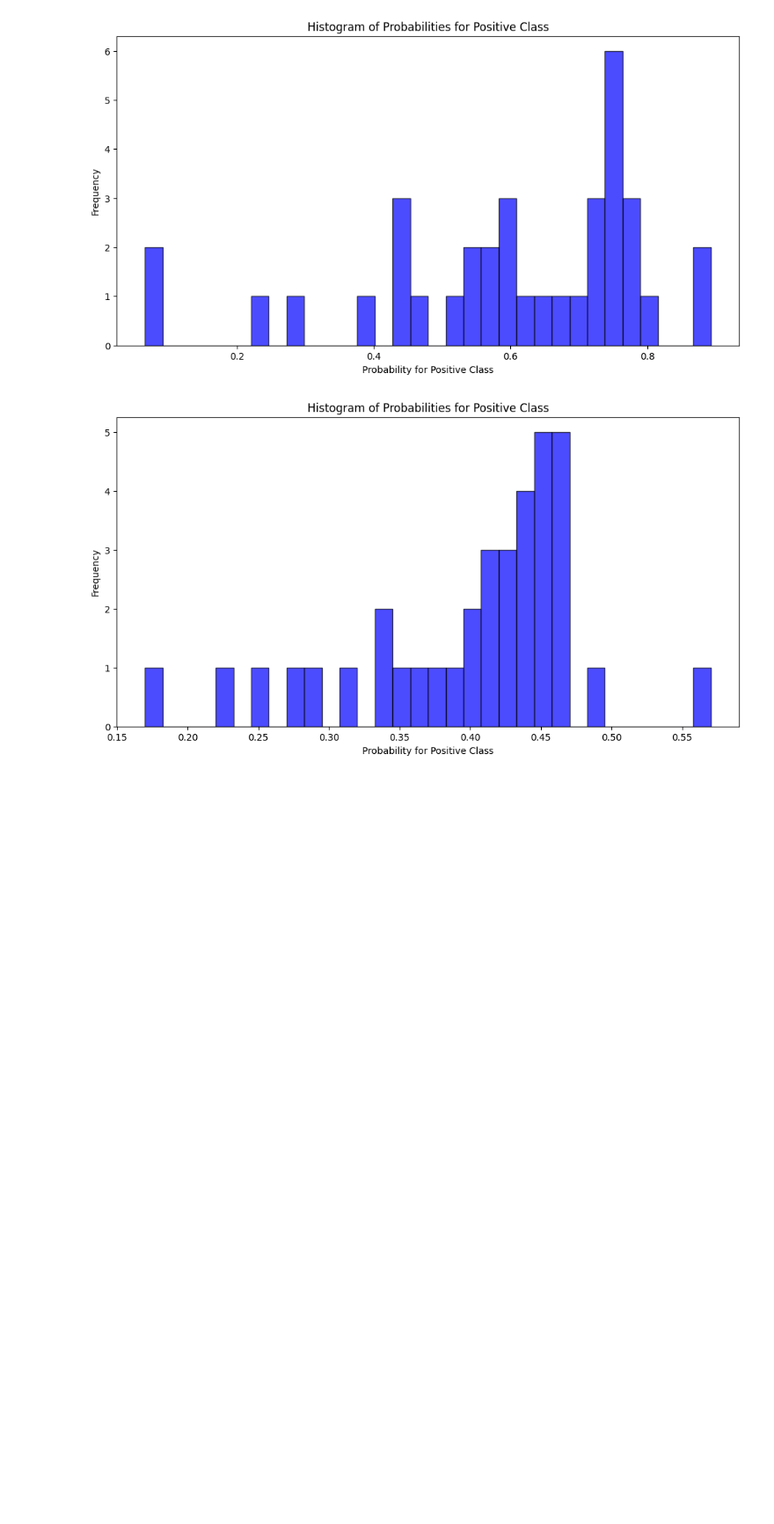
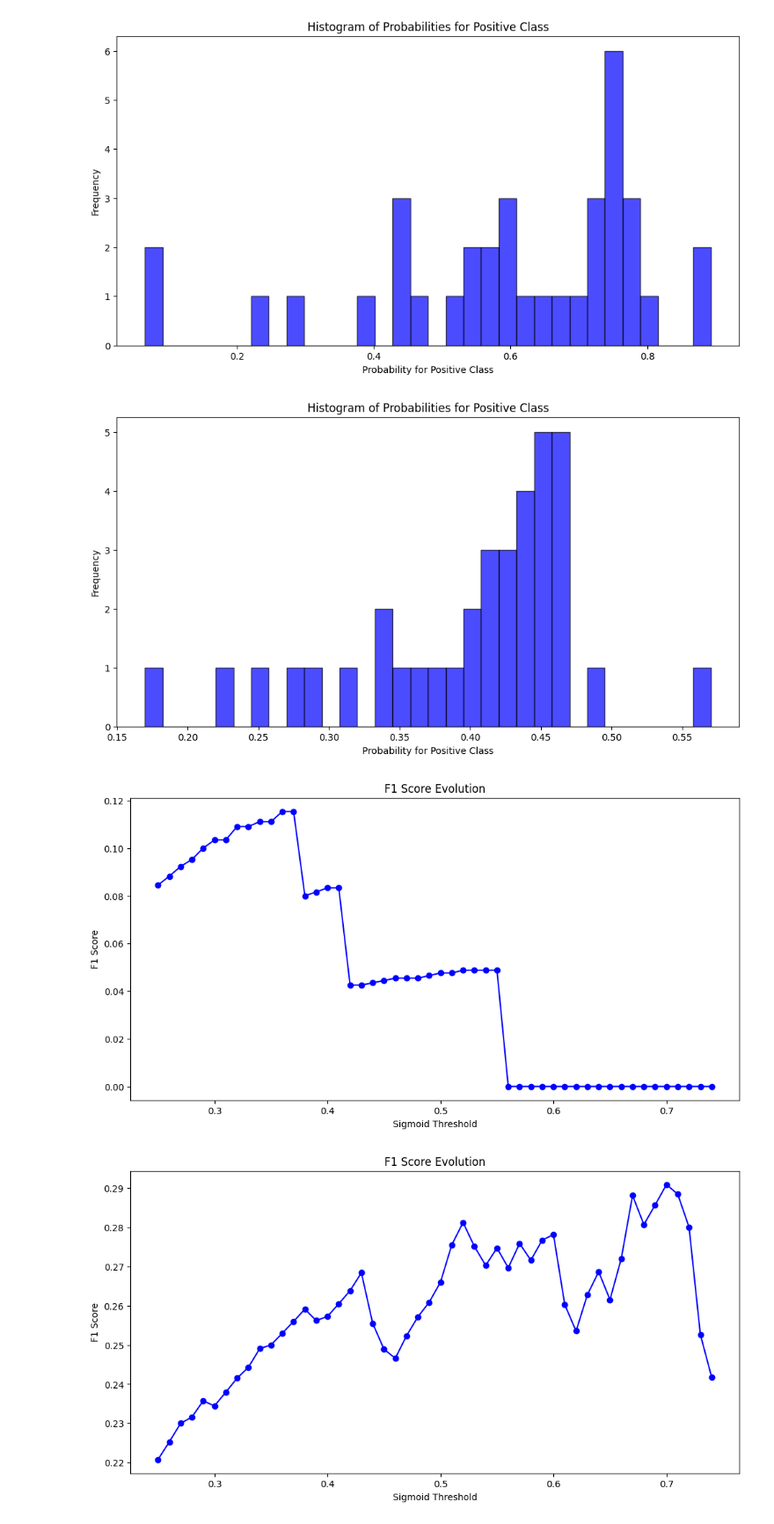
Before and after one commit to Razvan48/Teme-Deep-Learning-DL, a Jupyter notebook: Tema-1/Tema_1.ipynb, the cells around one changed output. Shown at 88% size. Saved outputs shown, nothing was run; the diff lists cells and outputs as text; code cells hidden in the pictures; blank space fills up the shorter version.

```diff
--- a/Tema-1/Tema_1.ipynb
+++ b/Tema-1/Tema_1.ipynb
@@ -410,0 +455,37 @@ plot_histograms(model2)
+# %%
+def find_best_sigmoid_threshold(model, left, right, step):
+  best_f1_score = 0.0
+  best_sigmoid_threshold = 0.5
+
+  f1_scores = []
+  sigmoid_thresholds = []
+
+  for sigmoid_threshold in np.arange(left, right, step):
+    val_predictions, val_labels, _ = validate_model(model, sigmoid_threshold)
+    precision, recall, f1_score, _ = precision_recall_fscore_support(val_labels, val_predictions, average='binary', zero_division=0)
+    if f1_score > best_f1_score:
+      best_f1_score = f1_score
+      best_sigmoid_threshold = sigmoid_threshold
+    f1_scores.append(f1_score)
+    sigmoid_thresholds.append(sigmoid_threshold)
+
+  return best_f1_score, best_sigmoid_threshold, f1_scores, sigmoid_thresholds
+# %%
+def plot_sigmoid_thresholds(model):
+  best_f1_score, best_sigmoid_threshold, f1_scores, sigmoid_thresholds = find_best_sigmoid_threshold(model, 0.25, 0.75, 0.01)
+
+  plt.figure(figsize=(12, 6))
+  plt.plot(sigmoid_thresholds, f1_scores, marker='o', linestyle='-', color='blue')
+  plt.xlabel('Sigmoid Threshold')
+  plt.ylabel('F1 Score')
+  plt.title('F1 Score Evolution')
+  plt.show()
+
+  return best_f1_score, best_sigmoid_threshold
+# %%
+_, best_sigmoid_threshold0 = plot_sigmoid_thresholds(model0)
+_, best_sigmoid_threshold1 = plot_sigmoid_thresholds(model1)
+_, best_sigmoid_threshold2 = plot_sigmoid_thresholds(model2)
+# %% [output]
+[figure, added]
+[figure, added]
```
Also changed, not shown: parts of 9 cells of this notebook.
